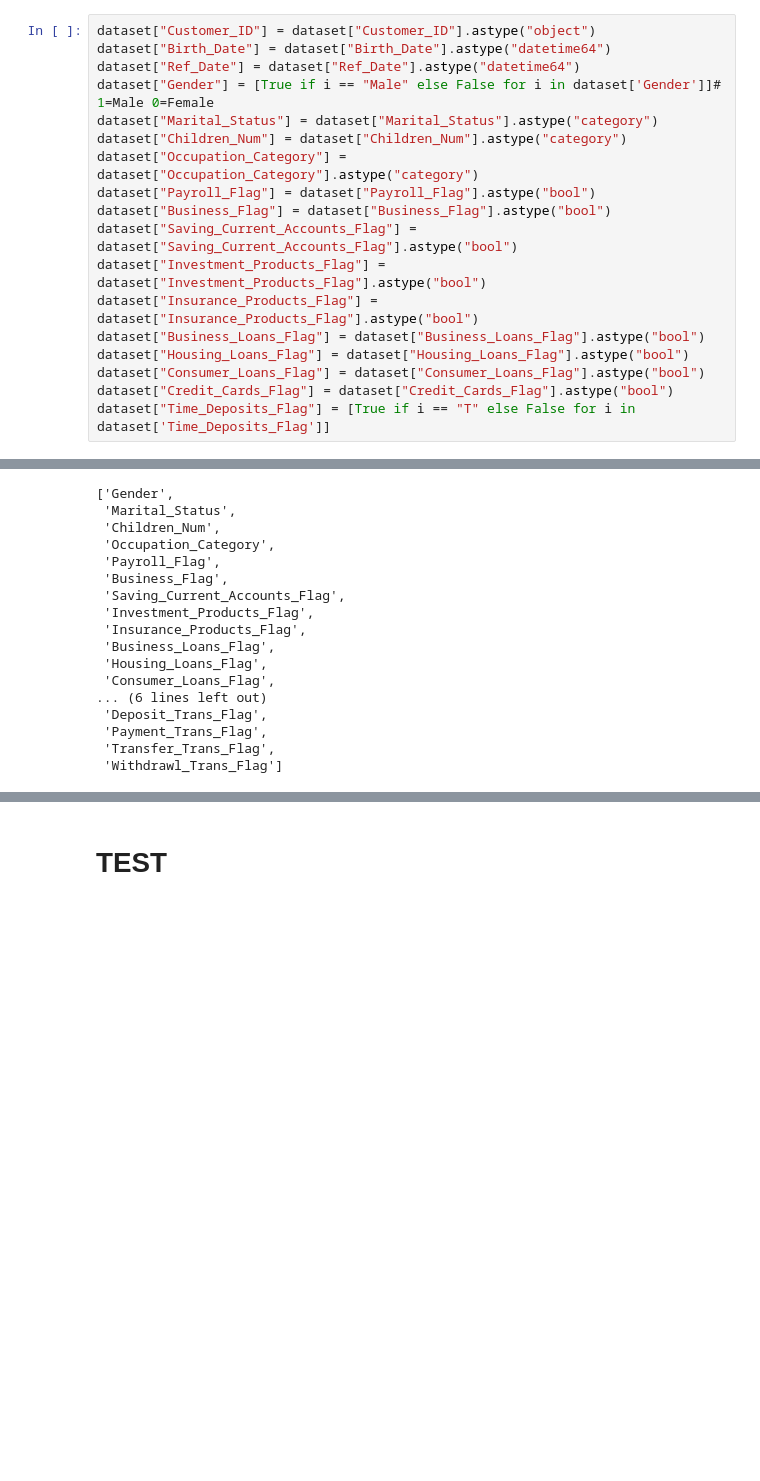
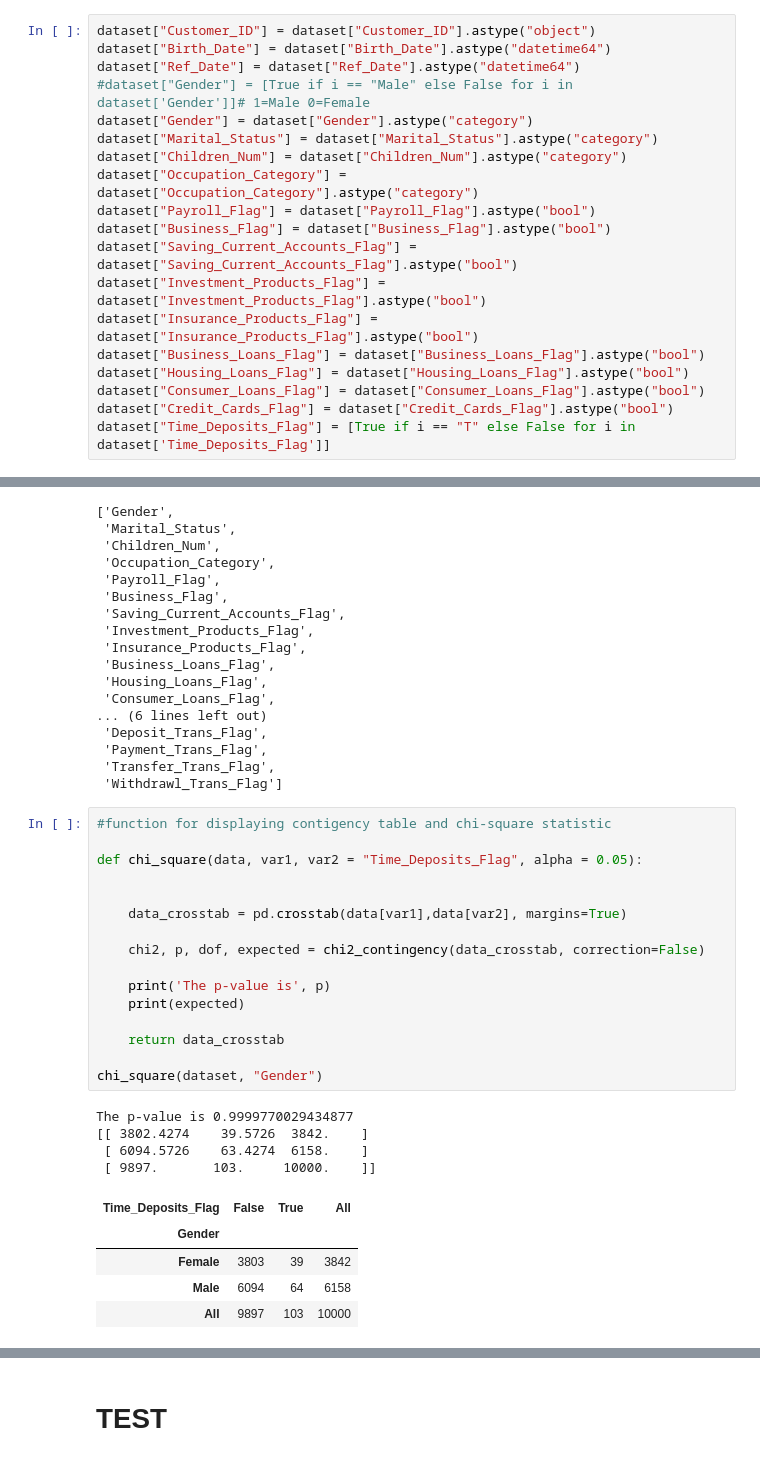
Before and after one commit to Doll03/4IZ480, a Jupyter notebook: Code/notebook.ipynb, the cells around one changed output, grey strips where cells are left out. Saved outputs shown, nothing was run; the diff lists cells and outputs as text; blank space fills up the shorter version.

Commit message:
chi square a kontigence

```diff
--- a/Code/notebook.ipynb
+++ b/Code/notebook.ipynb
@@ -18,7 +18,8 @@ Name: Time_Deposits_Flag, dtype: int64
 dataset["Customer_ID"] = dataset["Customer_ID"].astype("object")
 dataset["Birth_Date"] = dataset["Birth_Date"].astype("datetime64")
 dataset["Ref_Date"] = dataset["Ref_Date"].astype("datetime64")
-dataset["Gender"] = [True if i == "Male" else False for i in dataset['Gender']]# 1=Male 0=Female
+#dataset["Gender"] = [True if i == "Male" else False for i in dataset['Gender']]# 1=Male 0=Female
+dataset["Gender"] = dataset["Gender"].astype("category")
 dataset["Marital_Status"] = dataset["Marital_Status"].astype("category")
 dataset["Children_Num"] = dataset["Children_Num"].astype("category")
 dataset["Occupation_Category"] = dataset["Occupation_Category"].astype("category")
@@ -161,6 +162,32 @@ cat_v_list
  'Payment_Trans_Flag',
  'Transfer_Trans_Flag',
  'Withdrawl_Trans_Flag']
+# %%
+#function for displaying contigency table and chi-square statistic
+
+def chi_square(data, var1, var2 = "Time_Deposits_Flag", alpha = 0.05):
+
+
+    data_crosstab = pd.crosstab(data[var1],data[var2], margins=True)
+
+    chi2, p, dof, expected = chi2_contingency(data_crosstab, correction=False)
+
+    print('The p-value is', p)
+    print(expected)
+
+    return data_crosstab
+
+chi_square(dataset, "Gender")
+# %% [output]
+The p-value is 0.9999770029434877
+[[ 3802.4274    39.5726  3842.    ]
+ [ 6094.5726    63.4274  6158.    ]
+ [ 9897.       103.     10000.    ]]
+| Time_Deposits_Flag | False | True | All |
+| Gender |  |  |  |
+| Female | 3803 | 39 | 3842 |
+| Male | 6094 | 64 | 6158 |
+| All | 9897 | 103 | 10000 |
 # %%
 #phi koefficient and heatmap
 from sklearn.metrics import matthews_corrcoef
```
Also changed, not shown: parts of 3 cells of this notebook.
